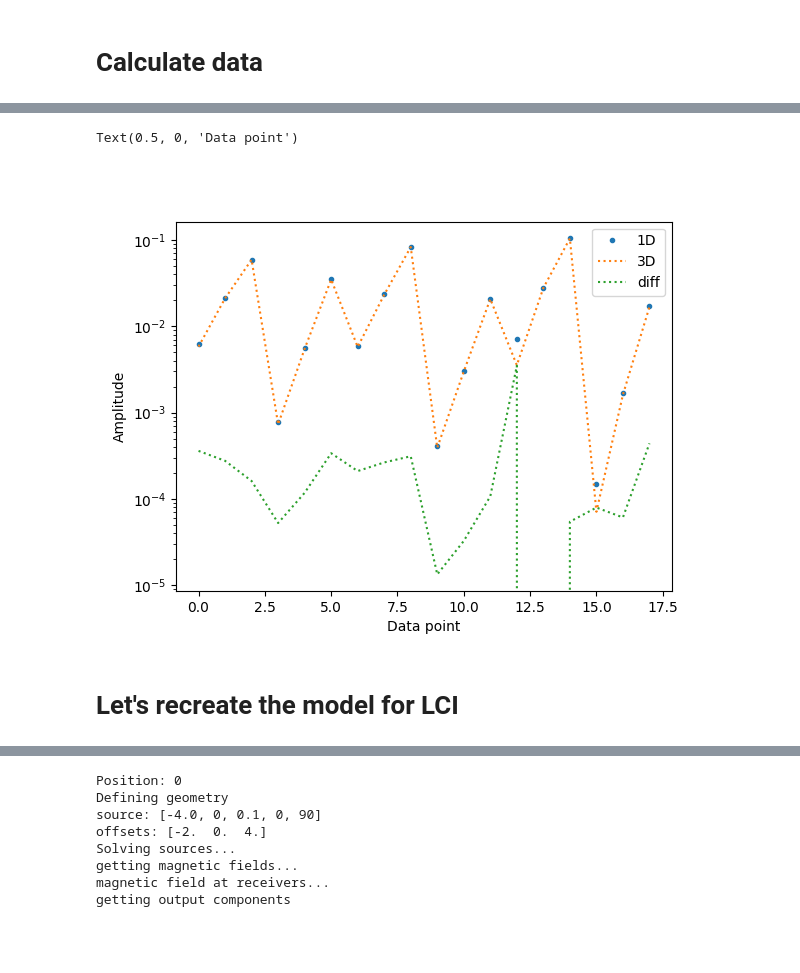
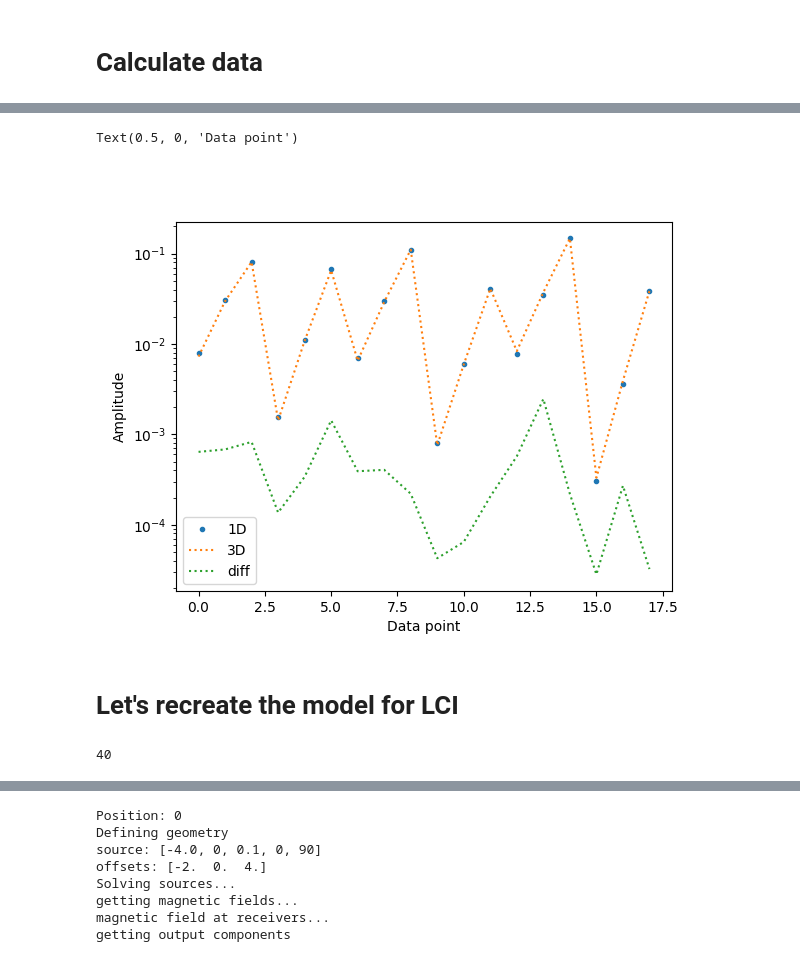
Before and after one commit to mariacarrizo/FDEM_LCI_PWI, a Jupyter notebook: 3DForward.ipynb, the cells around one changed output, grey strips where cells are left out. Saved outputs shown, nothing was run; the diff lists cells and outputs as text; code cells hidden in the pictures.

```diff
--- a/3DForward.ipynb
+++ b/3DForward.ipynb
@@ -187,7 +186,7 @@ def FDEM3D(model_sig, model_air, height = 0.1):
                                 (offsets_V - Vsource_coords[0])/2,
                                 (offsets_P - Hsource_coords[0])/2)),
            'op' : np.hstack((op_h, op_v, op_p)),
-           'ip' : np.hstack((ip_h, ip_v, op_p))
+           'ip' : np.hstack((ip_h, ip_v, ip_p))
           }
 
     endTime = time.time()
@@ -195,8 +194,8 @@ def FDEM3D(model_sig, model_air, height = 0.1):
     return OUT
 # %%
 # Define model
-sig = np.array([100/1000])
-thk = np.array([])
+sig = np.array([100/1000, 200/1000])
+thk = np.array([2])
 
 sig_3d = np.hstack(([1/1e6], sig))
 depth_3d = np.hstack(([0], -np.cumsum(thk)))
@@ -236,7 +235,7 @@ mesh
 sig_x = np.ones(mesh.n_cells)*sig_3d[0]
 sig_air = np.ones(mesh.n_cells)*sig_3d[0]
 sig_x[mesh.cell_centers[:,2] <= depth_3d[0]] = sig_3d[1]
-#sig_x[mesh.cell_centers[:,2] <= depth_3d[1]] = sig_3d[2]
+sig_x[mesh.cell_centers[:,2] <= depth_3d[1]] = sig_3d[2]
 #sig_x[mesh.cell_centers[:,2] <= depth_3d[2]] = sig_3d[3]
 
 #x = (mesh.cell_centers[:,0] > 0) & (mesh.cell_centers[:,0] < 1)
@@ -330,16 +296,20 @@ df
+# %%
+data_3D_arr = np.hstack((data_3D['op'][:3], data_3D['ip'][:3],
+                         data_3D['op'][3:6], data_3D['ip'][3:6],
+                         data_3D['op'][6:], data_3D['ip'][6:]))
 # %%
 data_1D = FDEM1D(sig, thk, height=height)
 # %%
 plt.figure()
 plt.semilogy(data_1D, '.', label = '1D')
-plt.semilogy(data_3D, ':', label = '3D')
-plt.semilogy(data_1D - data_3D, ':', label = 'diff')
+plt.semilogy(data_3D_arr, ':', label = '3D')
+plt.semilogy(np.abs(data_1D - data_3D_arr), ':', label = 'diff')
 plt.legend()
 plt.ylabel('Amplitude')
 plt.xlabel('Data point')
 # %% [output]
 Text(0.5, 0, 'Data point')
-[figure, old version]
+[figure, new version]
 # %% [markdown]
 # Let's recreate the model for LCI
 # %%
@@ -350,3 +331,7 @@ nlay = 2
+# %%
+npos
+# %% [output]
+40
 # %%
 depths = np.zeros((npos, nlay))
 depths[:,1] = - models_LCI[:,0]
```
Also changed, not shown: parts of 31 cells of this notebook.
